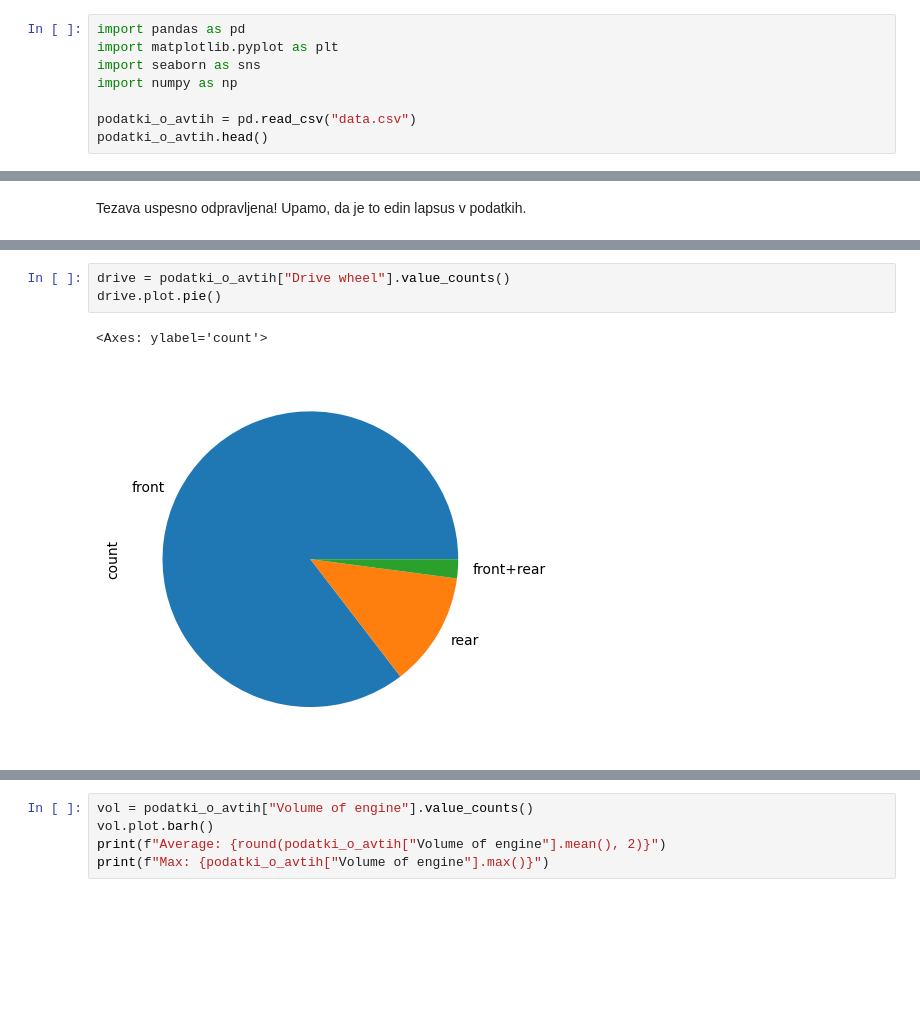
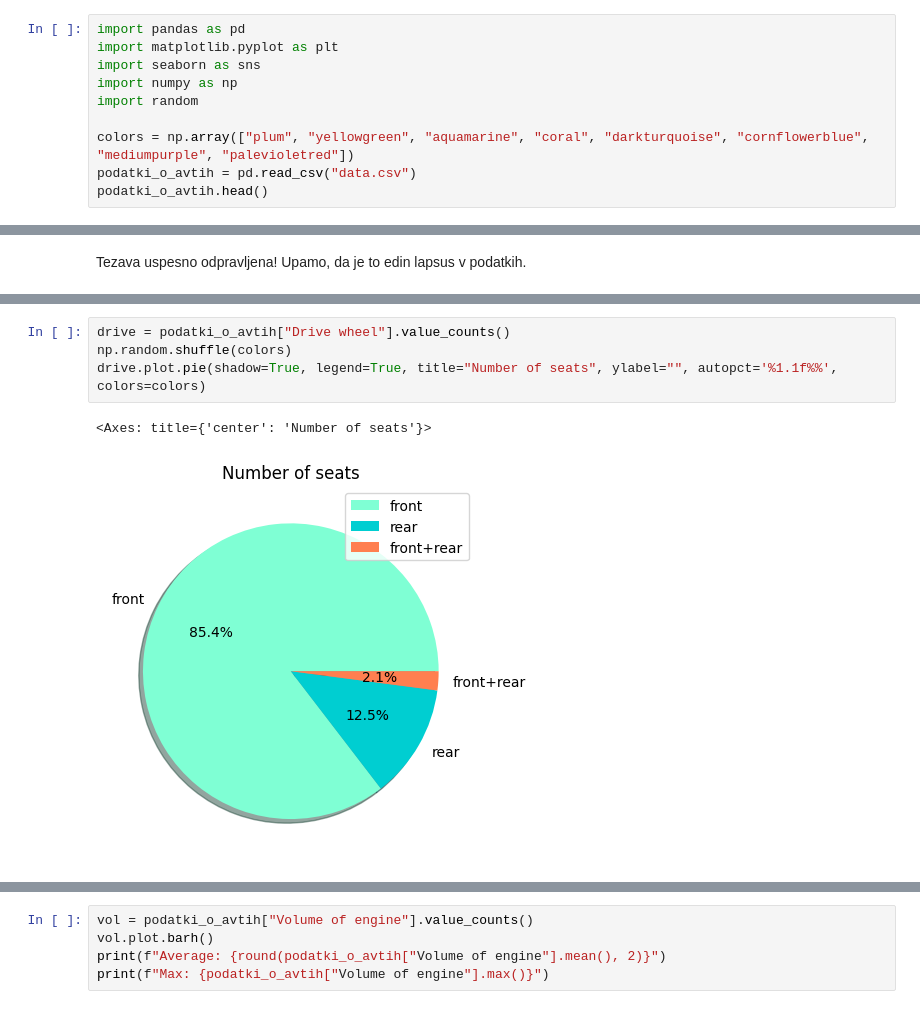
Before and after one commit to urbancluka/UVP-Projektna-naloga, a Jupyter notebook: analiza.ipynb, the cells around one changed output, grey strips where cells are left out. Drawn from its saved outputs; the diff is of its cells as text; blank space fills up the shorter version.

```diff
--- a/analiza.ipynb
+++ b/analiza.ipynb
@@ -20,7 +20,9 @@ import pandas as pd
 import matplotlib.pyplot as plt
 import seaborn as sns
 import numpy as np
+import random
 
+colors = np.array(["plum", "yellowgreen", "aquamarine", "coral", "darkturquoise", "cornflowerblue", "mediumpurple", "palevioletred"])
 podatki_o_avtih = pd.read_csv("data.csv")
 podatki_o_avtih.head()
 # %% [output]
@@ -106,8 +112,9 @@ fuel.plot.pie()
 # %%
 drive = podatki_o_avtih["Drive wheel"].value_counts()
-drive.plot.pie()
+np.random.shuffle(colors)
+drive.plot.pie(shadow=True, legend=True, title="Number of seats", ylabel="", autopct='%1.1f%%', colors=colors)
 # %% [output]
-<Axes: ylabel='count'>
+<Axes: title={'center': 'Number of seats'}>
-[figure, old version]
+[figure, new version]
 # %%
 cyl = podatki_o_avtih["Number of Cylinders"].value_counts()
```
Also changed, not shown: parts of 4 cells of this notebook.
